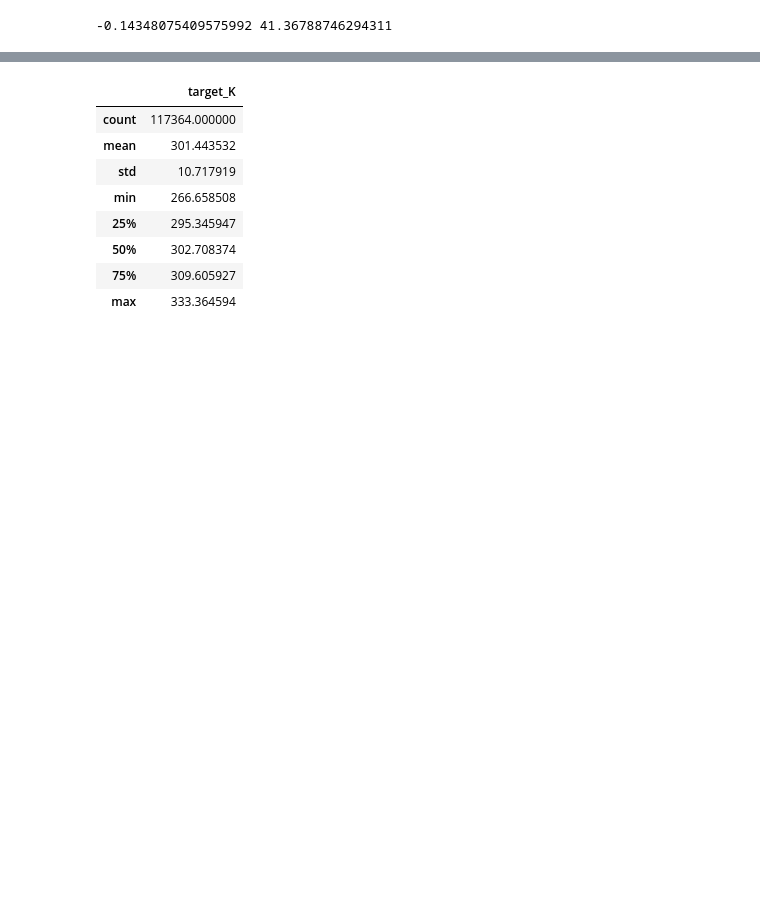
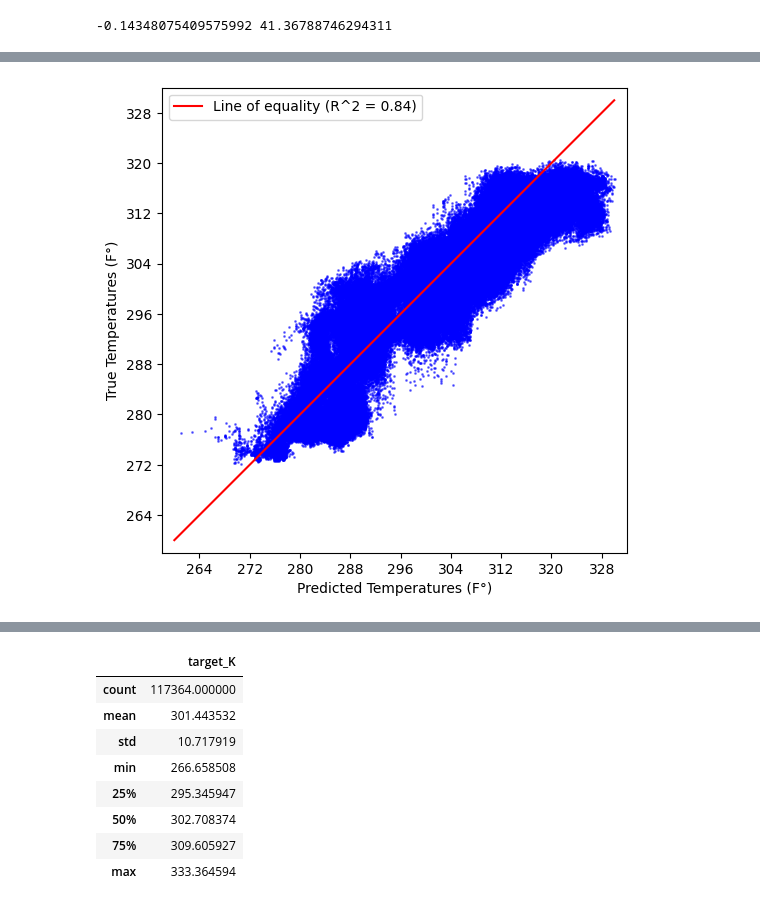
Before and after one commit to thomaslu678/Praxis-Lab-25-26, a Jupyter notebook: clean/16_VIT_No_Test.ipynb, the cells around one changed output, grey strips where cells are left out. Saved outputs shown, nothing was run; the diff lists cells and outputs as text; code cells hidden in the pictures; blank space fills up the shorter version.

```diff
--- a/clean/16_VIT_No_Test.ipynb
+++ b/clean/16_VIT_No_Test.ipynb
@@ -2410,3 +2420,40 @@ R² value: 0.8664398194996719
+# %%
+# # Plot
+x_plot_f = np.linspace(260, 330, 100)
+y_plot_f = x_plot_f
+# %%
+from matplotlib.ticker import MaxNLocator
+
+plt.style.use('default')
+
+plt.figure(figsize=(6, 12))
+
+# Scatter plot
+plt.scatter(test_results['targets_K'], test_results['predictions_K'], alpha=0.5, color='blue', s=1)
+
+# Line of equality
+plt.plot(x_plot_f, y_plot_f, label=f'Line of equality (R^2 = {r2:.2f})', color='red')
+
+# Set limits for both axes
+plt.xlim(258, 332)
+plt.ylim(258, 332)
+
+# Make sure the aspect ratio is equal to ensure equal scaling
+plt.gca().set_aspect('equal', adjustable='box')
+
+# Set x and y ticks to be whole numbers
+plt.gca().xaxis.set_major_locator(MaxNLocator(integer=True))
+plt.gca().yaxis.set_major_locator(MaxNLocator(integer=True))
+
+# Labels and legend
+plt.xlabel("Predicted Temperatures (F°)")
+plt.ylabel("True Temperatures (F°)")
+plt.legend()
+
+# Show plot
+plt.show()
+# %% [output]
+[figure, added]
 # %%
 test_index = 100
 print(test_results['predictions_K'][test_index])
```
Also changed, not shown: parts of 8 cells of this notebook.
